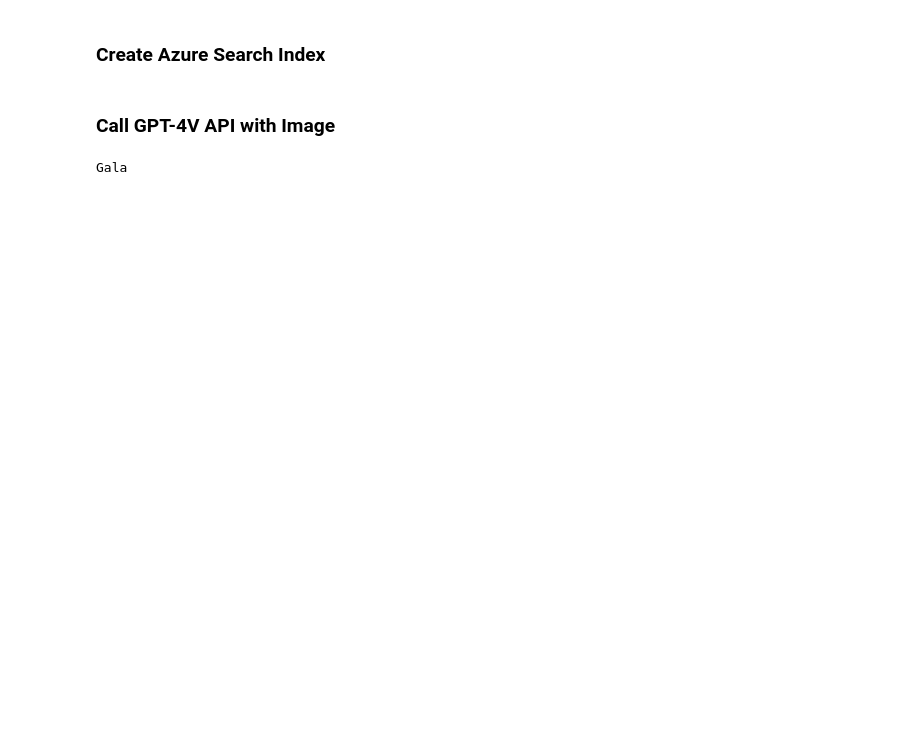
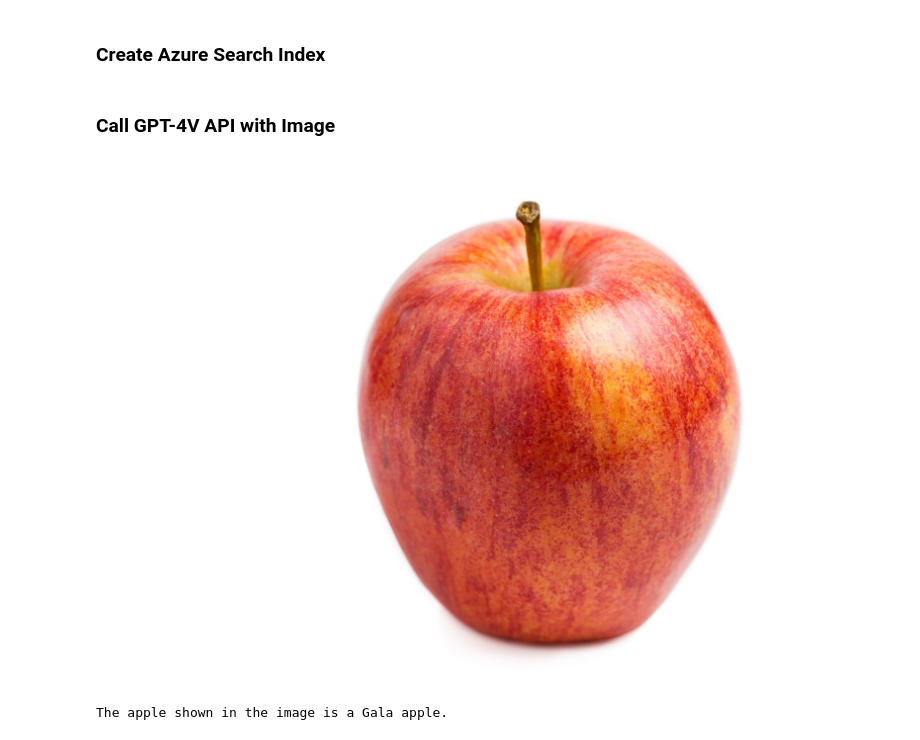
Before and after one commit to Azure-Samples/openai, a Jupyter notebook: Basic_Samples/GPT-4V/RAG_chatcompletions_example_restapi.ipynb, the cells around one changed output. Cells and saved outputs as stored; diff of their text form; code cells hidden in the pictures; blank space fills up the shorter version.

```diff
--- a/Basic_Samples/GPT-4V/RAG_chatcompletions_example_restapi.ipynb
+++ b/Basic_Samples/GPT-4V/RAG_chatcompletions_example_restapi.ipynb
@@ -17,6 +18,12 @@ Here we will load the configurations from _config.json_ file to setup search_ser
 # Load config values
 with open(r'config.json') as config_file:
     config_details = json.load(config_file)
+
+# Setting up the vision resource key
+vision_api_key = os.getenv("VISION_API_KEY")
+
+# The base URL for your vision resource endpoint, e.g. "https://<your-resource-name>.cognitiveservices.azure.com"
+vision_api_endpoint = config_details['VISION_API_ENDPOINT']
 
 # Setting up the Azure Search service endpoint.e.g. https://<your search service name>.search.windows.net
 search_service_endpoint = config_details['AZURE_SEARCH_SERVICE_ENDPOINT']
@@ -54,32 +61,39 @@ messages = [
       ]
     },
     {
       "role": "user",
       "content": [
           {
             "type": "text",
             "text": user_prompt # Prompt for the user
           },
           {
             "type": "image_url",
             "image_url": {
                 "url": f"embedded-picture" # Image to be processed
           }
           }
       ]
     }
   ]
 
 in_context_config = {
     'endpoint': search_service_endpoint,
     'key': search_query_key,
     'indexName': search_index_name
 }
 
+vision_api_config = {
+    "endpoint": vision_api_endpoint,
+    "key": vision_api_key
+}
+
 try:
-    response_content = call_GPT4V_image(messages, in_context=in_context_config)
+    response_content = call_GPT4V_image(messages, in_context=in_context_config, vision_api=vision_api_config)
+    display(Image(image_file_path))
     print(response_content['choices'][0]['message']['content'])  # Print the content of the response
 except Exception as e:
     raise SystemExit(f"Failed to call GPT-4V API. Error: {e}")
 # %% [output]
+[figure, added]
-Gala
+The apple shown in the image is a Gala apple.
```
Also changed, not shown: parts of 3 cells of this notebook, 9 other files.
